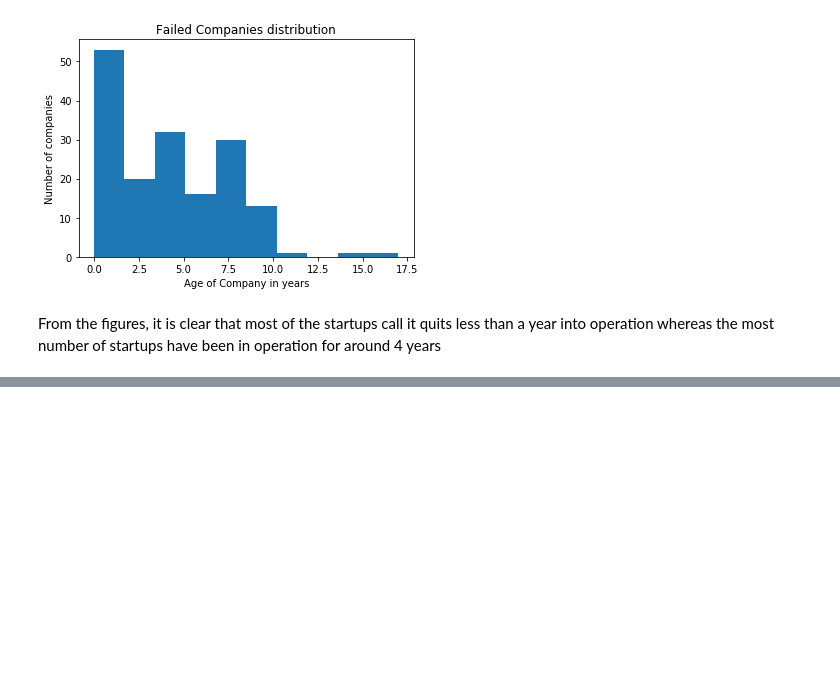
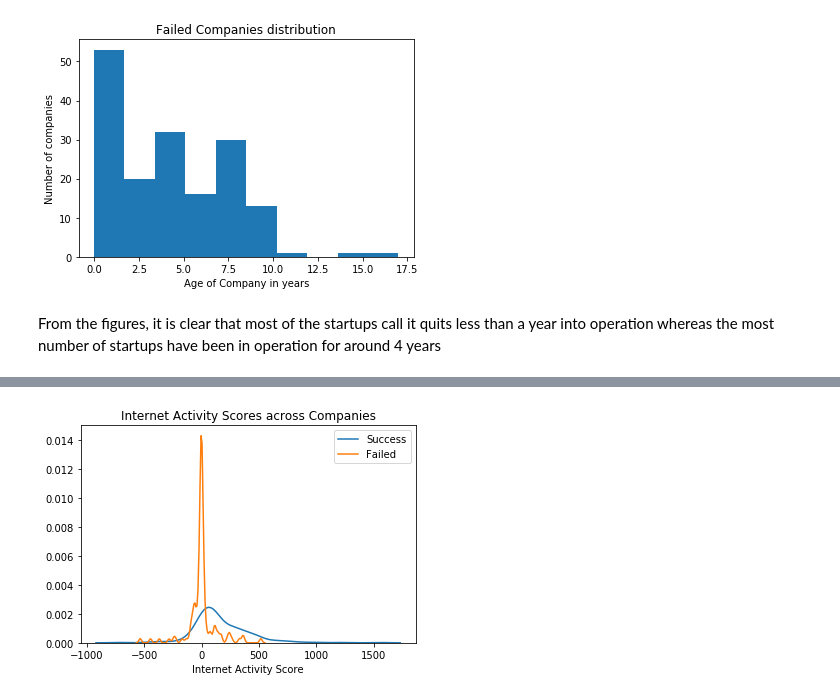
Before and after one commit to RishithBhowmick/DataAnalytics, a Jupyter notebook: Initial EDA Project.ipynb, the cells around one changed output, grey strips where cells are left out. Cells and saved outputs as stored; diff of their text form; code cells hidden in the pictures; blank space fills up the shorter version.

```diff
--- a/Initial EDA Project.ipynb
+++ b/Initial EDA Project.ipynb
@@ -34,0 +72,5 @@ As there are 116 columns used to describe the startup, let us find out how many
+# %%
+l = df.isna().sum().index
+for i in l :
+    if df.isna().sum()[i]>0:
+        print(i,df.isna().sum()[i])
@@ -87,0 +195,14 @@ whereas the most number of startups have been in operation for around 4 years
+# %%
+status = ['Success','Failed']
+
+for i in status:
+    # Subset to the airline
+    subset = df[df['Dependent-Company Status'] == i]
+
+    # Draw the density plot
+    sns.distplot(subset['Internet Activity Score'], hist = False,
+                 label = i)
+plt.title("Internet Activity Scores across Companies")
+plt.show()
+# %% [output]
+[figure, added]
```
Also changed, not shown: parts of 24 cells of this notebook, 1 other file.
